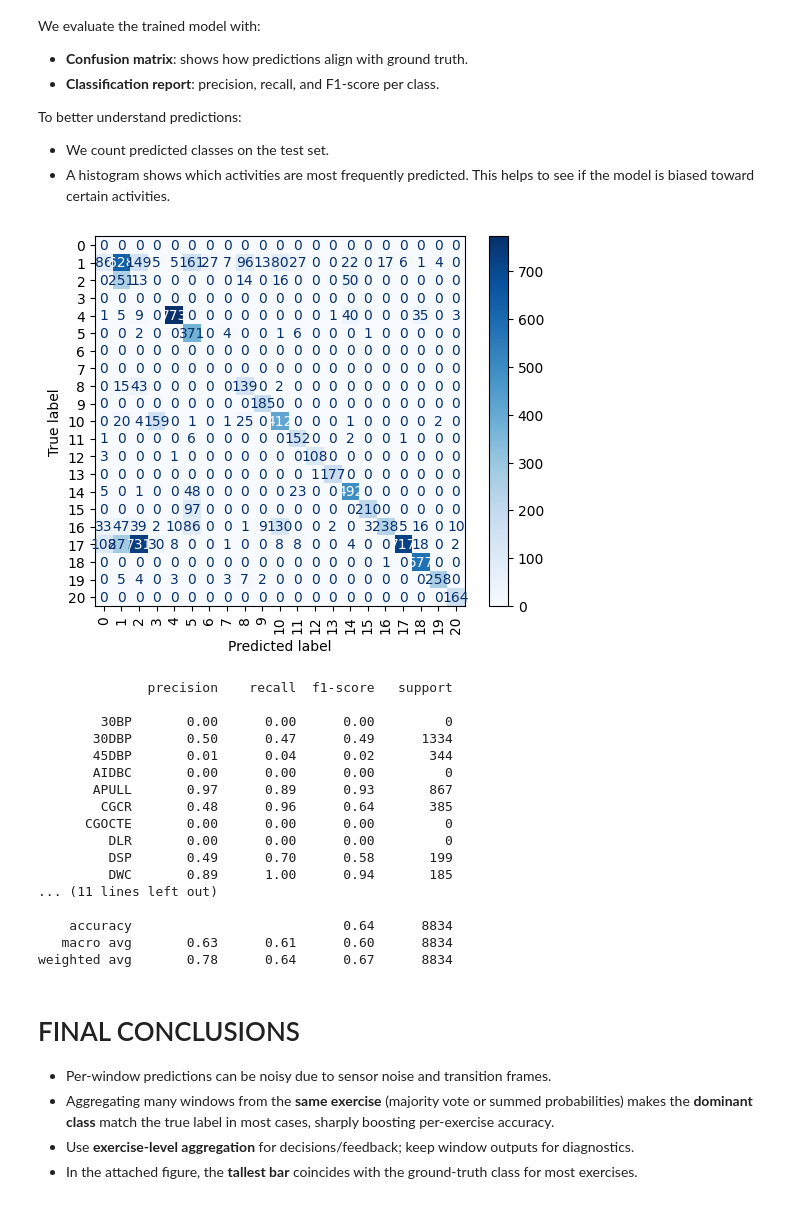
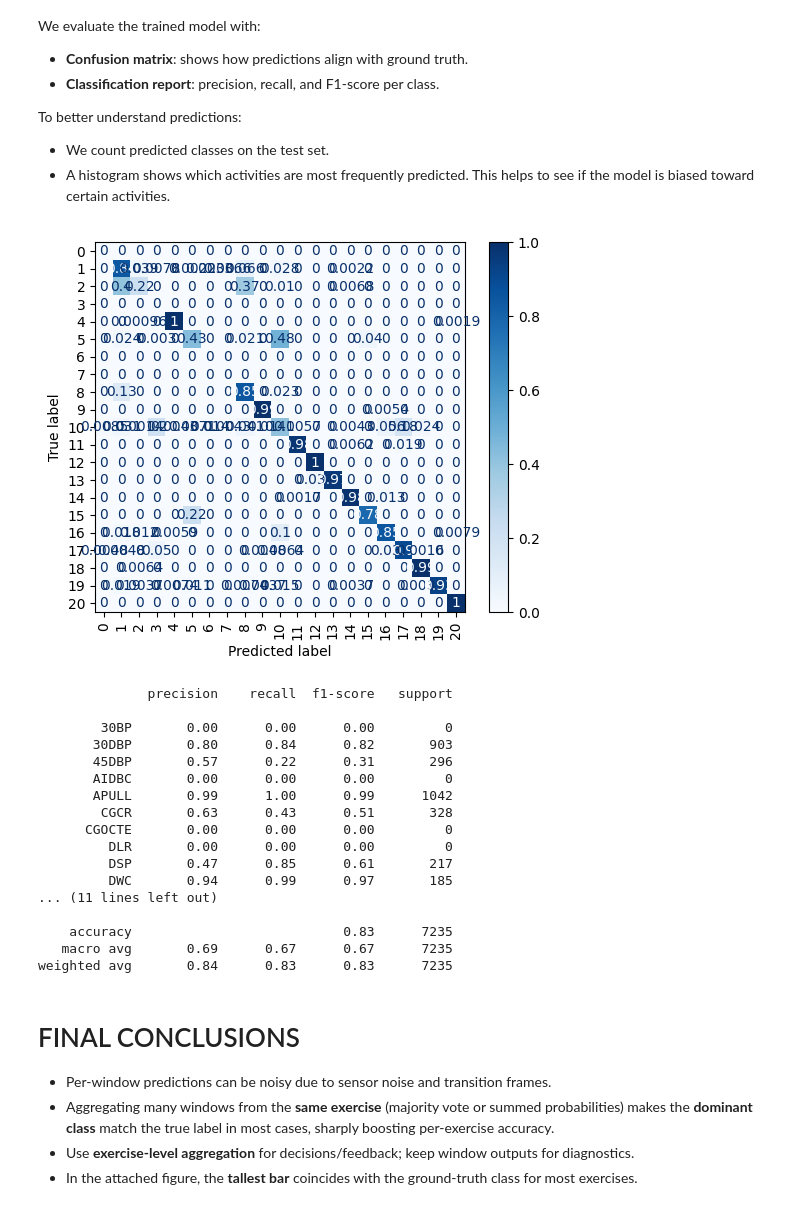
Before and after one commit to ajawhar24/WHT_Team1A, a Jupyter notebook: Gym Workout/imu-exercise-classification-with-cnn-lstm.ipynb, the cells around one changed output. Cells and saved outputs as stored; diff of their text form; code cells hidden in the pictures.

```diff
--- a/Gym Workout/imu-exercise-classification-with-cnn-lstm.ipynb
+++ b/Gym Workout/imu-exercise-classification-with-cnn-lstm.ipynb
@@ -33,10 +33,11 @@ def filter_data(df):
 import os
 
 data = []
-for dirname, _, filenames in os.walk('/kaggle/input'):
+for dirname, _, filenames in os.walk('/home/stephen/.cache/kagglehub/datasets/shakthisairam123/gym-workout-imu-dataset/versions/1'):
     for filename in filenames:
         data.append(filter_data(pd.read_csv(os.path.join(dirname, filename))))
 
+
 print(data[0].keys())
 data[0].head()
 # %% [output]
@@ -735,6 +737,9 @@ for epoch in range(num_epochs):
     running_loss = 0.0
 
     for X, y in train_loader:
+        X = X.to(device)
+        y = y.to(device)
+        #model.to(device)
         optimizer.zero_grad()
         outputs = model(X)   # (batch, num_classes)
 
@@ -787,24 +792,24 @@ This helps to see if the model is biased toward certain activities.
 # %%
 from sklearn.metrics import confusion_matrix, ConfusionMatrixDisplay, classification_report
 
 model.eval()
 y_true, y_pred = [], []
 with torch.no_grad():
     for X, y in test_loader:
         X = X.to(device)
         y = y.to(device)
         outputs = model(X)
         preds = outputs.argmax(dim=1)
 
         y_true.extend(y.cpu().tolist())
         y_pred.extend(preds.cpu().tolist())
 
-cm = confusion_matrix(y_true, y_pred)
+cm = confusion_matrix(y_true, y_pred, normalize='true')
 disp = ConfusionMatrixDisplay(confusion_matrix=cm)
 disp.plot(cmap="Blues", xticks_rotation=90)
 plt.show()
 # %% [output]
-[figure, old version]
+[figure, new version]
 # %%
 labels_present = sorted(set(y_true) | set(y_pred))
 target_names = [id_to_activity[i] if i < len(id_to_activity) else f"class_{i}" for i in labels_present]
@@ -819,20 +824,20 @@ print(classification_report(
               precision    recall  f1-score   support
 
         30BP       0.00      0.00      0.00         0
-       30DBP       0.50      0.47      0.49      1334
-       45DBP       0.01      0.04      0.02       344
+       30DBP       0.80      0.84      0.82       903
+       45DBP       0.57      0.22      0.31       296
        AIDBC       0.00      0.00      0.00         0
-       APULL       0.97      0.89      0.93       867
-        CGCR       0.48      0.96      0.64       385
+       APULL       0.99      1.00      0.99      1042
+        CGCR       0.63      0.43      0.51       328
       CGOCTE       0.00      0.00      0.00         0
          DLR       0.00      0.00      0.00         0
-         DSP       0.49      0.70      0.58       199
-         DWC       0.89      1.00      0.94       185
+         DSP       0.47      0.85      0.61       217
+         DWC       0.94      0.99      0.97       185
 ... (11 lines left out)
 
-    accuracy                           0.64      8834
-   macro avg       0.63      0.61      0.60      8834
-weighted avg       0.78      0.64      0.67      8834
+    accuracy                           0.83      7235
+   macro avg       0.69      0.67      0.67      7235
+weighted avg       0.84      0.83      0.83      7235
 # %%
 import torch
 import pandas as pd
```
Also changed, not shown: parts of 10 cells of this notebook, 3 other files.
